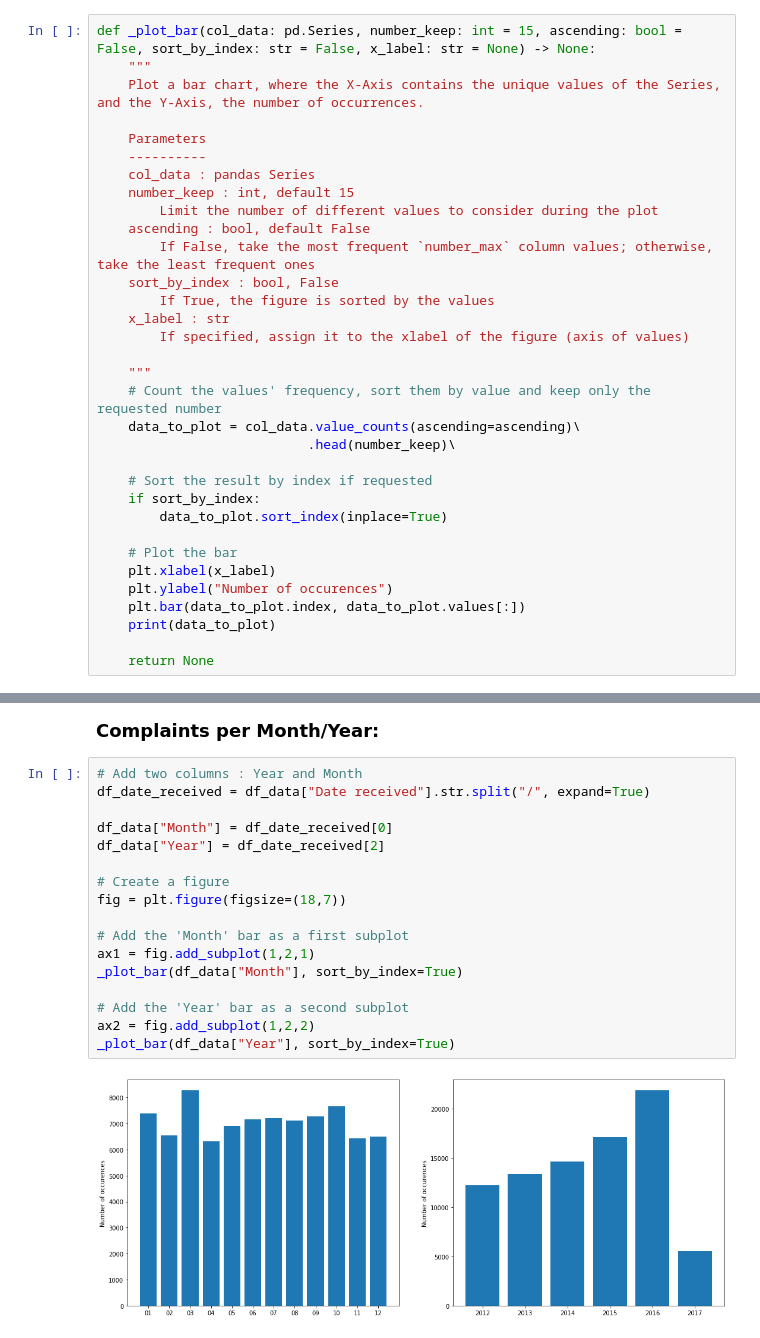
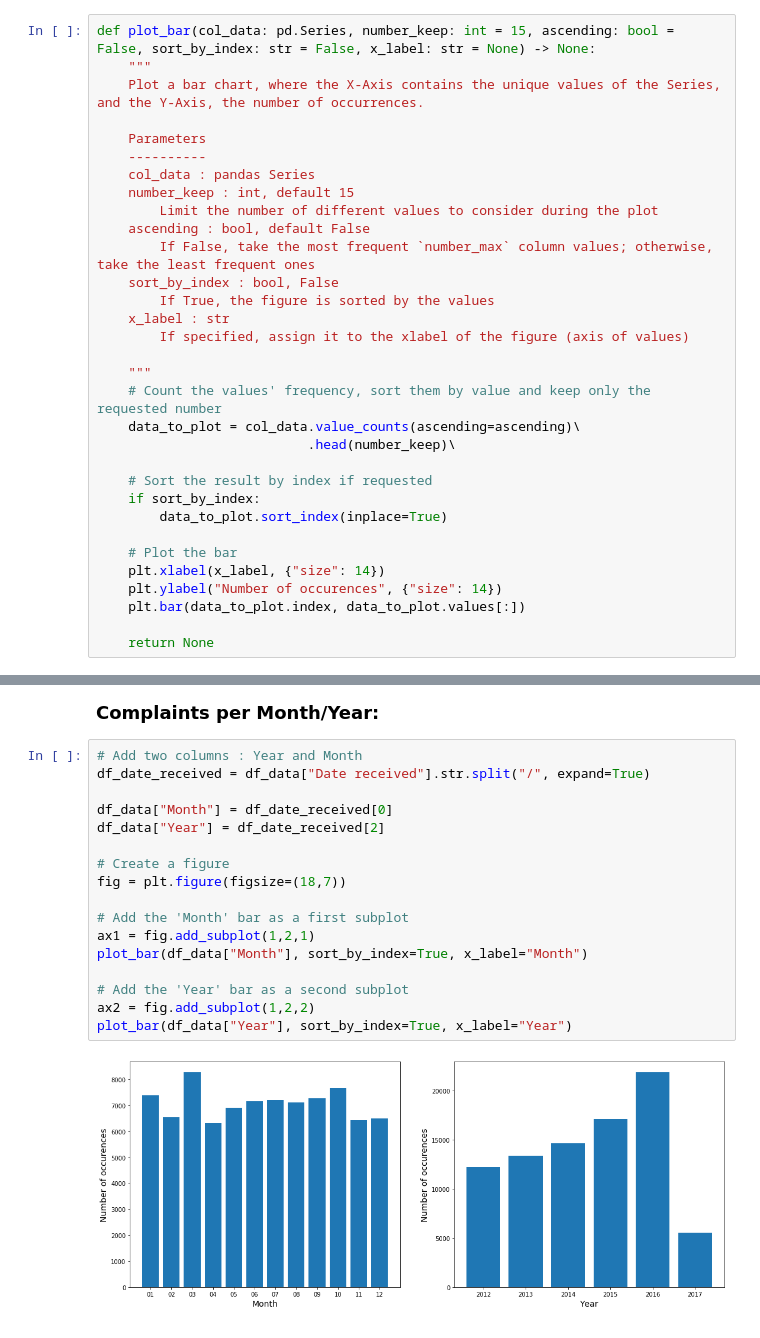
Before and after one commit to aminedassouli/Bank_account, a Jupyter notebook: Bank_Account_or_Service_Complaints.ipynb, the cells around one changed output, grey strips where cells are left out. Cells and saved outputs as stored; diff of their text form.

```diff
--- a/Bank_Account_or_Service_Complaints.ipynb
+++ b/Bank_Account_or_Service_Complaints.ipynb
@@ -27,6 +27,6 @@ PATH_CSV_DATA = "Bank_Account_or_Service_Complaints.csv"
 </font>
 # %%
-def _plot_bar(col_data: pd.Series, number_keep: int = 15, ascending: bool = False, sort_by_index: str = False, x_label: str = None) -> None:
+def plot_bar(col_data: pd.Series, number_keep: int = 15, ascending: bool = False, sort_by_index: str = False, x_label: str = None) -> None:
     """
     Plot a bar chart, where the X-Axis contains the unique values of the Series, and the Y-Axis, the number of occurrences.
 
@@ -52,10 +52,9 @@ def _plot_bar(col_data: pd.Series, number_keep: int = 15, ascending: bool = Fals
         data_to_plot.sort_index(inplace=True)
 
     # Plot the bar
-    plt.xlabel(x_label)
-    plt.ylabel("Number of occurences")
+    plt.xlabel(x_label, {"size": 14})
+    plt.ylabel("Number of occurences", {"size": 14})
     plt.bar(data_to_plot.index, data_to_plot.values[:])
-    print(data_to_plot)
 
     return None
 # %% [markdown]
@@ -214,19 +213,19 @@ _plot_bar(df_data["Company"], number_keep=50, col_label="Company")
 # %%
 # Add two columns : Year and Month
 df_date_received = df_data["Date received"].str.split("/", expand=True)
 
 df_data["Month"] = df_date_received[0]
 df_data["Year"] = df_date_received[2]
 
 # Create a figure
 fig = plt.figure(figsize=(18,7))
 
 # Add the 'Month' bar as a first subplot
 ax1 = fig.add_subplot(1,2,1)
-_plot_bar(df_data["Month"], sort_by_index=True)
+plot_bar(df_data["Month"], sort_by_index=True, x_label="Month")
 
 # Add the 'Year' bar as a second subplot
 ax2 = fig.add_subplot(1,2,2)
-_plot_bar(df_data["Year"], sort_by_index=True)
+plot_bar(df_data["Year"], sort_by_index=True, x_label="Year")
 # %% [output]
-[figure, old version]
+[figure, new version]
```
Also changed, not shown: parts of 14 cells of this notebook.
